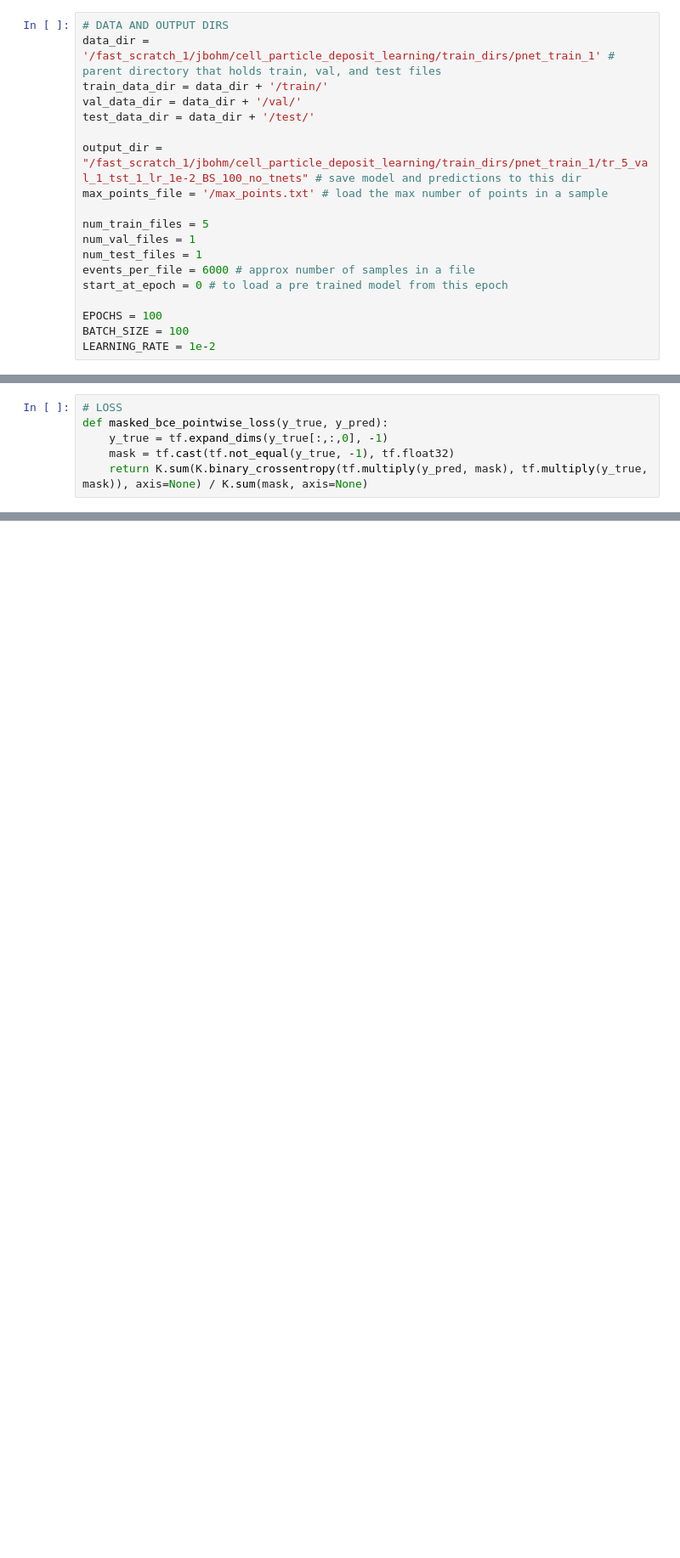
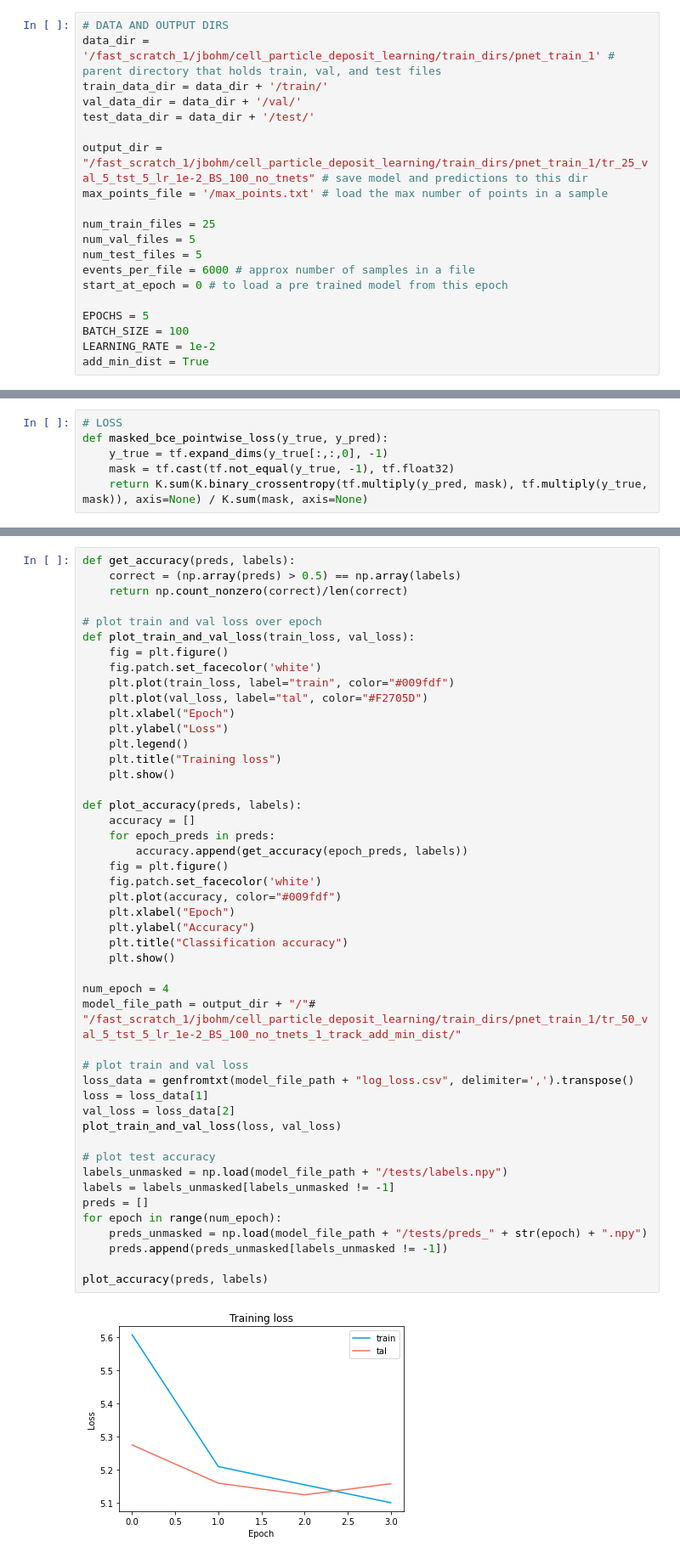
Before and after one commit to markojovo/JetPointNet, a Jupyter notebook: python_scripts/train_pnet.ipynb, the cells around one changed output, grey strips where cells are left out. Shown at 85% size. Cells and saved outputs as stored; diff of their text form; blank space fills up the shorter version.

```diff
--- a/python_scripts/train_pnet.ipynb
+++ b/python_scripts/train_pnet.ipynb
@@ -25,17 +30,18 @@ train_data_dir = data_dir + '/train/'
 val_data_dir = data_dir + '/val/'
 test_data_dir = data_dir + '/test/'
 
-output_dir = "/fast_scratch_1/jbohm/cell_particle_deposit_learning/train_dirs/pnet_train_1/tr_5_val_1_tst_1_lr_1e-2_BS_100_no_tnets" # save model and predictions to this dir
+output_dir = "/fast_scratch_1/jbohm/cell_particle_deposit_learning/train_dirs/pnet_train_1/tr_25_val_5_tst_5_lr_1e-2_BS_100_no_tnets" # save model and predictions to this dir
 max_points_file = '/max_points.txt' # load the max number of points in a sample
 
-num_train_files = 5
-num_val_files = 1
-num_test_files = 1
+num_train_files = 25
+num_val_files = 5
+num_test_files = 5
 events_per_file = 6000 # approx number of samples in a file
 start_at_epoch = 0 # to load a pre trained model from this epoch
 
-EPOCHS = 100
+EPOCHS = 5
 BATCH_SIZE = 100
 LEARNING_RATE = 1e-2
+add_min_dist = True
 # %%
 # DATA GENERATORS
@@ -153,0 +177,49 @@ NameError: name 'add_min_track_dist' is not defined
+# %%
+def get_accuracy(preds, labels):
+    correct = (np.array(preds) > 0.5) == np.array(labels)
+    return np.count_nonzero(correct)/len(correct)
+
+# plot train and val loss over epoch
+def plot_train_and_val_loss(train_loss, val_loss):
+    fig = plt.figure()
+    fig.patch.set_facecolor('white')
+    plt.plot(train_loss, label="train", color="#009fdf")
+    plt.plot(val_loss, label="tal", color="#F2705D")
+    plt.xlabel("Epoch")
+    plt.ylabel("Loss")
+    plt.legend()
+    plt.title("Training loss")
+    plt.show()
+
+def plot_accuracy(preds, labels):
+    accuracy = []
+    for epoch_preds in preds:
+        accuracy.append(get_accuracy(epoch_preds, labels))
+    fig = plt.figure()
+    fig.patch.set_facecolor('white')
+    plt.plot(accuracy, color="#009fdf")
+    plt.xlabel("Epoch")
+    plt.ylabel("Accuracy")
+    plt.title("Classification accuracy")
+    plt.show()
+
+num_epoch = 4
+model_file_path = output_dir + "/"# "/fast_scratch_1/jbohm/cell_particle_deposit_learning/train_dirs/pnet_train_1/tr_50_val_5_tst_5_lr_1e-2_BS_100_no_tnets_1_track_add_min_dist/"
+
+# plot train and val loss
+loss_data = genfromtxt(model_file_path + "log_loss.csv", delimiter=',').transpose()
+loss = loss_data[1]
+val_loss = loss_data[2]
+plot_train_and_val_loss(loss, val_loss)
+
+# plot test accuracy
+labels_unmasked = np.load(model_file_path + "/tests/labels.npy")
+labels = labels_unmasked[labels_unmasked != -1]
+preds = []
+for epoch in range(num_epoch):
+    preds_unmasked = np.load(model_file_path + "/tests/preds_" + str(epoch) + ".npy")
+    preds.append(preds_unmasked[labels_unmasked != -1])
+
+plot_accuracy(preds, labels)
+# %% [output]
+[figure, added]
```
Also changed, not shown: parts of 9 cells of this notebook, 29 other files.
